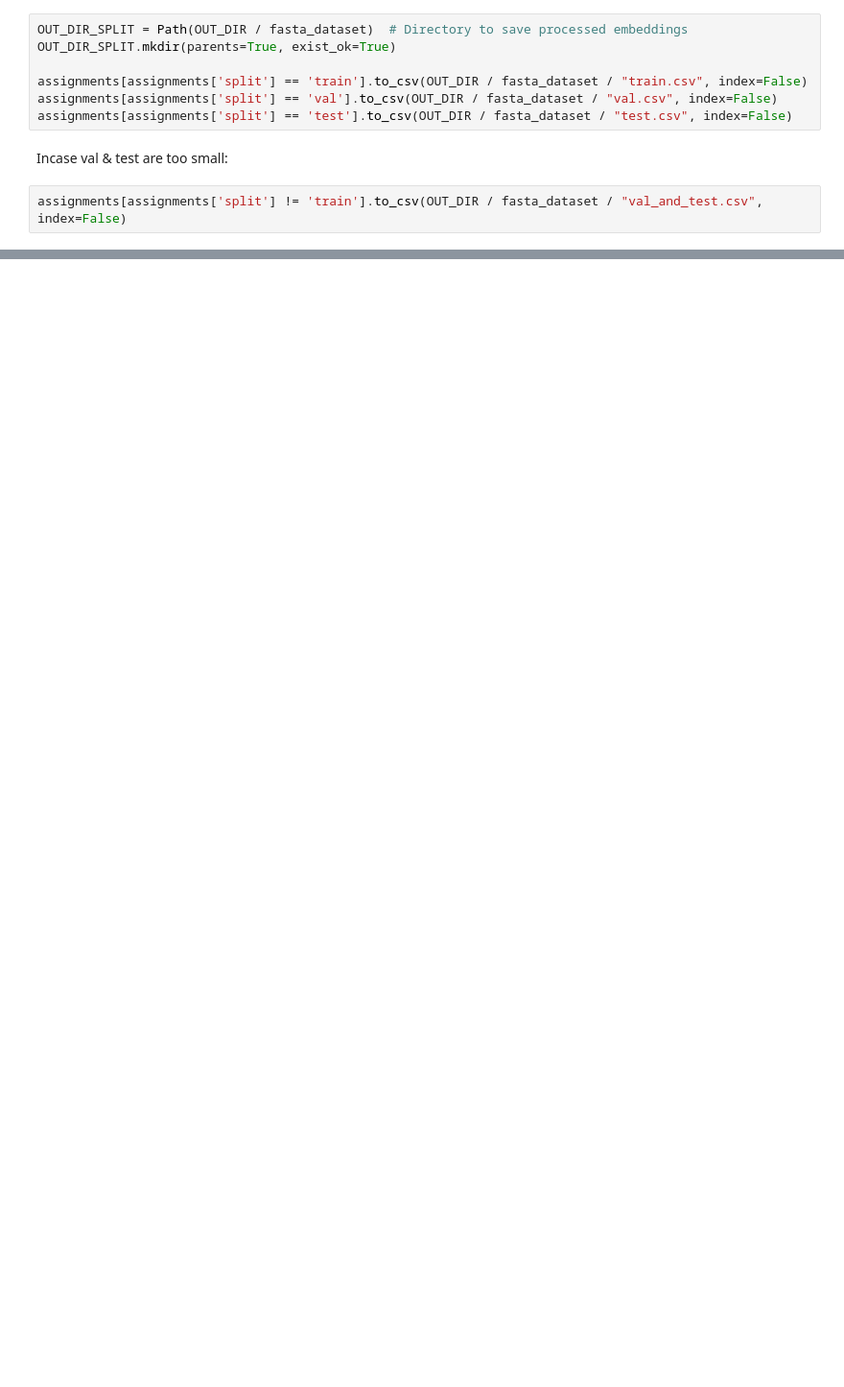
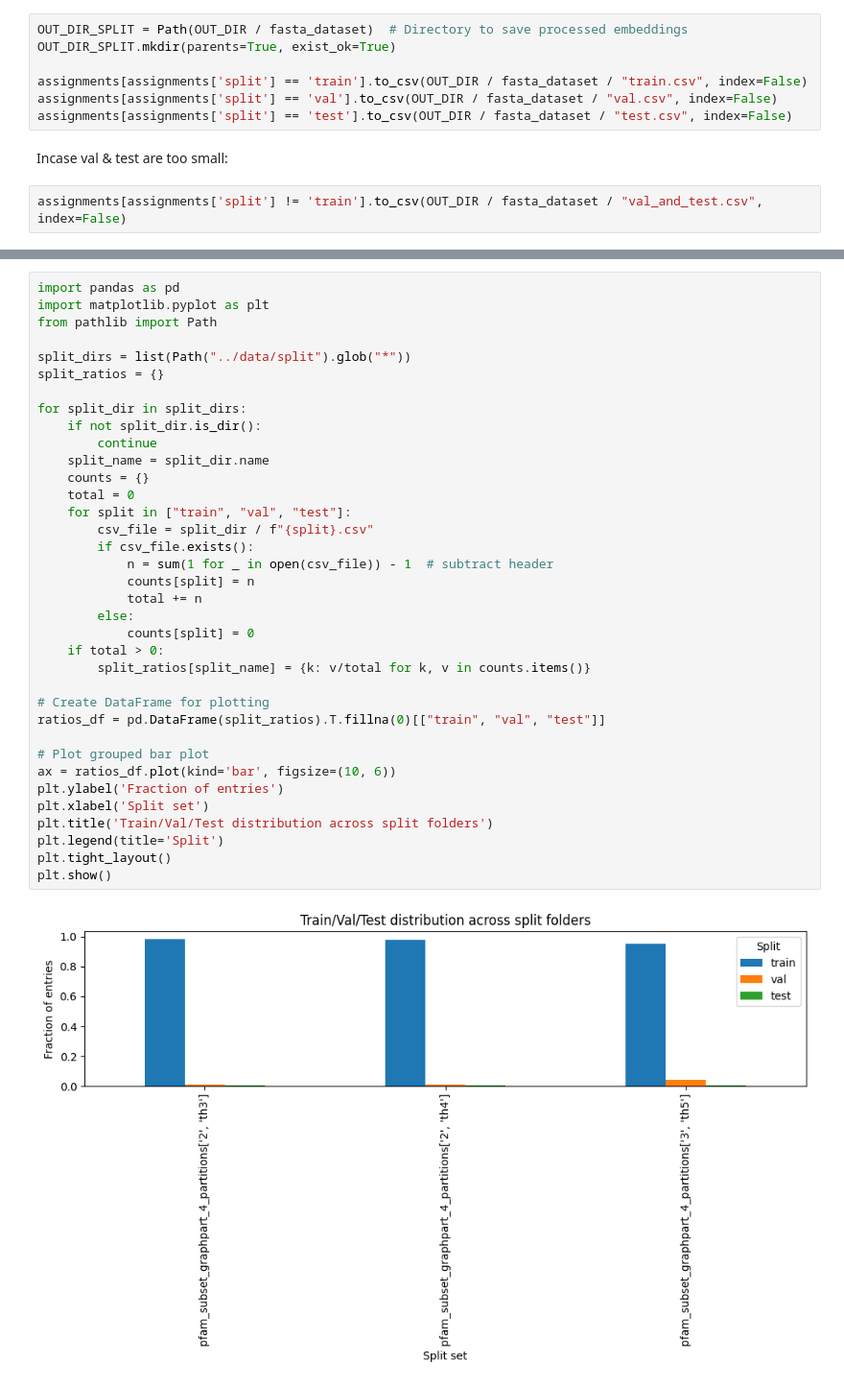
Before and after one commit to TobiasNeumeier/ProteinPrediction, a Jupyter notebook: notebooks/clustering_and_train_test_split.ipynb, the cells around one changed output, grey strips where cells are left out. Shown at 96% size. Drawn from its saved outputs; the diff is of its cells as text; blank space fills up the shorter version.

```diff
--- a/notebooks/clustering_and_train_test_split.ipynb
+++ b/notebooks/clustering_and_train_test_split.ipynb
@@ -127,0 +182,38 @@ assignments[assignments['split'] != 'train'].to_csv(OUT_DIR / fasta_dataset / "v
+# %%
+import pandas as pd
+import matplotlib.pyplot as plt
+from pathlib import Path
+
+split_dirs = list(Path("../data/split").glob("*"))
+split_ratios = {}
+
+for split_dir in split_dirs:
+    if not split_dir.is_dir():
+        continue
+    split_name = split_dir.name
+    counts = {}
+    total = 0
+    for split in ["train", "val", "test"]:
+        csv_file = split_dir / f"{split}.csv"
+        if csv_file.exists():
+            n = sum(1 for _ in open(csv_file)) - 1  # subtract header
+            counts[split] = n
+            total += n
+        else:
+            counts[split] = 0
+    if total > 0:
+        split_ratios[split_name] = {k: v/total for k, v in counts.items()}
+
+# Create DataFrame for plotting
+ratios_df = pd.DataFrame(split_ratios).T.fillna(0)[["train", "val", "test"]]
+
+# Plot grouped bar plot
+ax = ratios_df.plot(kind='bar', figsize=(10, 6))
+plt.ylabel('Fraction of entries')
+plt.xlabel('Split set')
+plt.title('Train/Val/Test distribution across split folders')
+plt.legend(title='Split')
+plt.tight_layout()
+plt.show()
+# %% [output]
+[figure, added]
```
Also changed, not shown: parts of 6 cells of this notebook.
